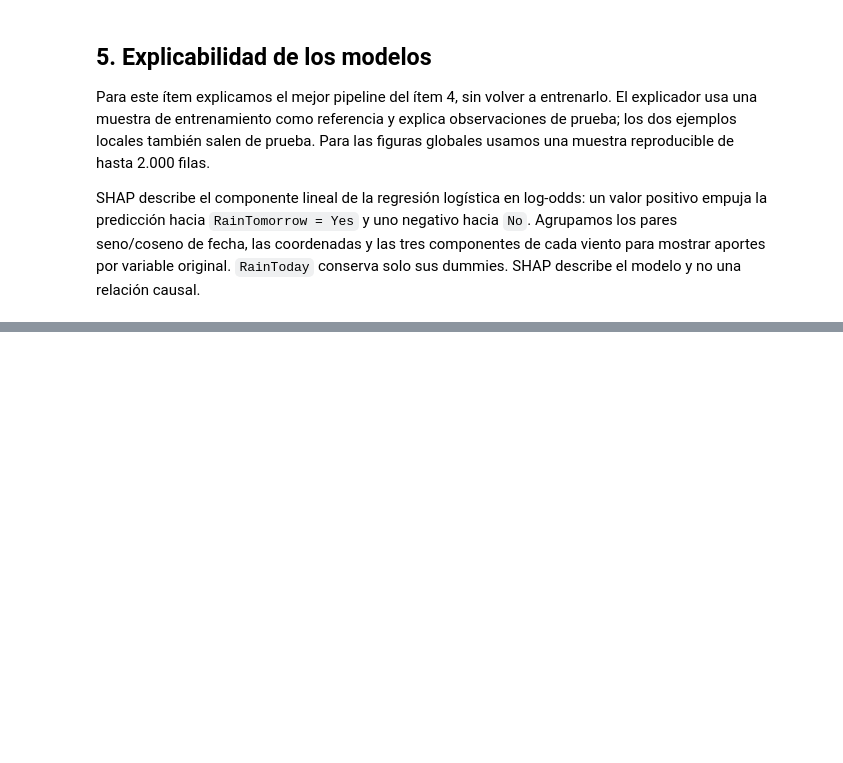
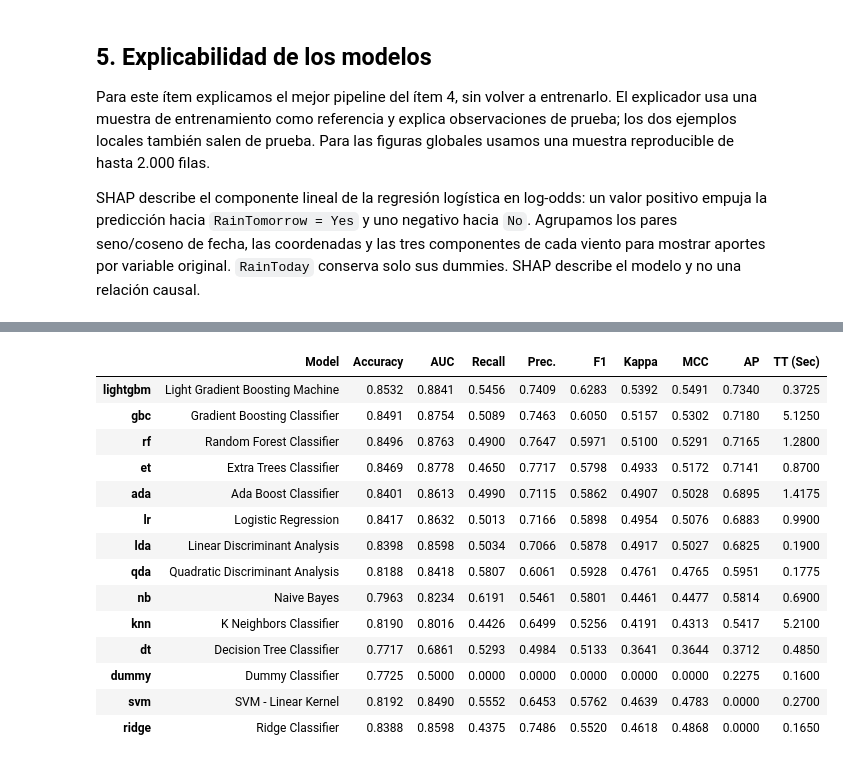
Before and after one commit to manuelibarbia/TP_AA1_Ibarbia_Colombo_Ayala, a Jupyter notebook: TP_2/TP-clasificacion-AA1.ipynb, the cells around one changed output, grey strips where cells are left out. Cells and saved outputs as stored; diff of their text form; code cells hidden in the pictures; blank space fills up the shorter version.

```diff
--- a/TP_2/TP-clasificacion-AA1.ipynb
+++ b/TP_2/TP-clasificacion-AA1.ipynb
@@ -1543,0 +1608,21 @@ El beeswarm complementa la importancia agrupada: cada punto representa una obser
+# %%
+# Comparo los clasificadores de PyCaret con validación temporal y los ordeno por average precision.
+mejor_pycaret = compare_models(sort="AP", verbose=False)
+tabla_pycaret = pull()
+display(tabla_pycaret.round(4))
+# %% [output]
+|  | Model | Accuracy | AUC | Recall | Prec. | F1 | Kappa | MCC | AP | TT (Sec) |
+| lightgbm | Light Gradient Boosting Machine | 0.8532 | 0.8841 | 0.5456 | 0.7409 | 0.6283 | 0.5392 | 0.5491 | 0.7340 | 0.3725 |
+| gbc | Gradient Boosting Classifier | 0.8491 | 0.8754 | 0.5089 | 0.7463 | 0.6050 | 0.5157 | 0.5302 | 0.7180 | 5.1250 |
+| rf | Random Forest Classifier | 0.8496 | 0.8763 | 0.4900 | 0.7647 | 0.5971 | 0.5100 | 0.5291 | 0.7165 | 1.2800 |
+| et | Extra Trees Classifier | 0.8469 | 0.8778 | 0.4650 | 0.7717 | 0.5798 | 0.4933 | 0.5172 | 0.7141 | 0.8700 |
+| ada | Ada Boost Classifier | 0.8401 | 0.8613 | 0.4990 | 0.7115 | 0.5862 | 0.4907 | 0.5028 | 0.6895 | 1.4175 |
+| lr | Logistic Regression | 0.8417 | 0.8632 | 0.5013 | 0.7166 | 0.5898 | 0.4954 | 0.5076 | 0.6883 | 0.9900 |
+| lda | Linear Discriminant Analysis | 0.8398 | 0.8598 | 0.5034 | 0.7066 | 0.5878 | 0.4917 | 0.5027 | 0.6825 | 0.1900 |
+| qda | Quadratic Discriminant Analysis | 0.8188 | 0.8418 | 0.5807 | 0.6061 | 0.5928 | 0.4761 | 0.4765 | 0.5951 | 0.1775 |
+| nb | Naive Bayes | 0.7963 | 0.8234 | 0.6191 | 0.5461 | 0.5801 | 0.4461 | 0.4477 | 0.5814 | 0.6900 |
+| knn | K Neighbors Classifier | 0.8190 | 0.8016 | 0.4426 | 0.6499 | 0.5256 | 0.4191 | 0.4313 | 0.5417 | 5.2100 |
+| dt | Decision Tree Classifier | 0.7717 | 0.6861 | 0.5293 | 0.4984 | 0.5133 | 0.3641 | 0.3644 | 0.3712 | 0.4850 |
+| dummy | Dummy Classifier | 0.7725 | 0.5000 | 0.0000 | 0.0000 | 0.0000 | 0.0000 | 0.0000 | 0.2275 | 0.1600 |
+| svm | SVM - Linear Kernel | 0.8192 | 0.8490 | 0.5552 | 0.6453 | 0.5762 | 0.4639 | 0.4783 | 0.0000 | 0.2700 |
+| ridge | Ridge Classifier | 0.8388 | 0.8598 | 0.4375 | 0.7486 | 0.5520 | 0.4618 | 0.4868 | 0.0000 | 0.1650 |
```
Also changed, not shown: parts of 26 cells of this notebook, 1 other file.
